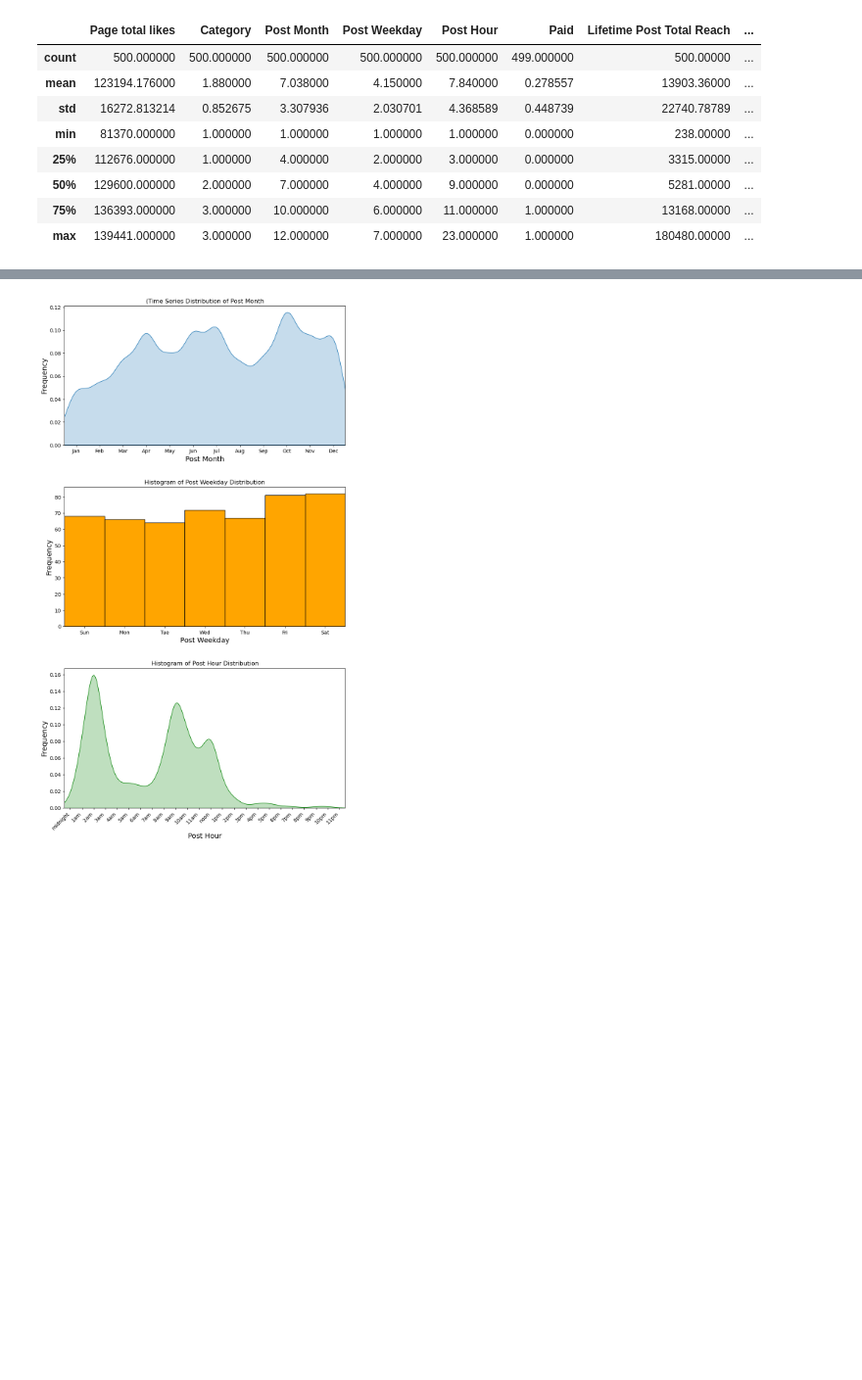
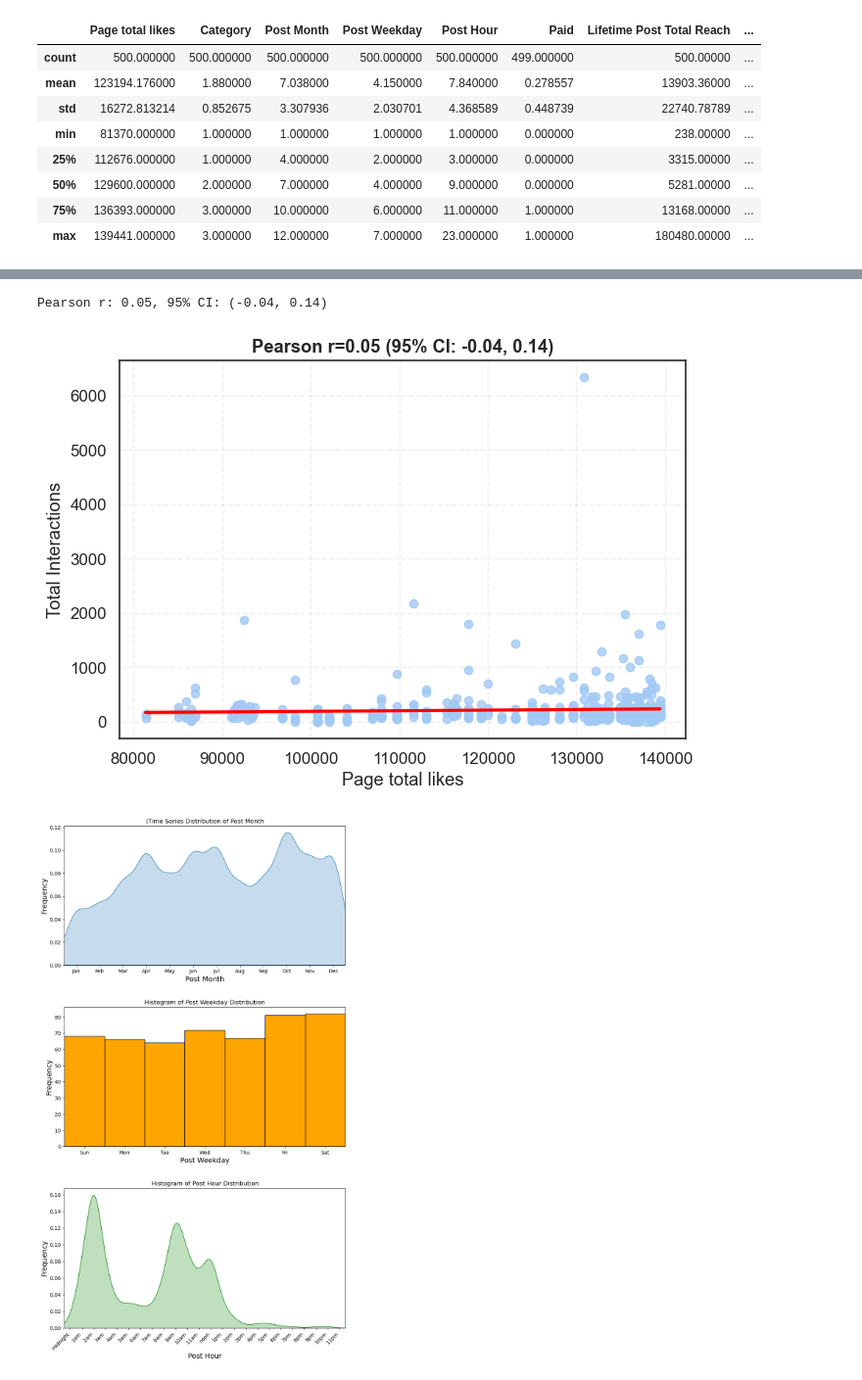
Before and after one commit to IT2053C-Gilany/final-project-filmteacher, a Jupyter notebook: final-project.ipynb, the cells around one changed output, grey strips where cells are left out. Shown at 98% size. Saved outputs shown, nothing was run; the diff lists cells and outputs as text; code cells hidden in the pictures; blank space fills up the shorter version.

```diff
--- a/final-project.ipynb
+++ b/final-project.ipynb
@@ -159,3 +416,36 @@ df_raw.describe()
+# %%
+import matplotlib.pyplot as plt
+import seaborn as sns
+x = df_encoded['Page total likes'].dropna()
+y = df_encoded['Total Interactions'].dropna()
+common_index = x.index.intersection(y.index)
+x = x.loc[common_index]
+y = y.loc[common_index]
+
+# Pearson correlation
+r = np.corrcoef(x, y)[0, 1]
+
+# 95% CI using Fisher transformation
+n = len(x)
+z = np.arctanh(r)
+se = 1/np.sqrt(n-3)
+z_crit = 1.96
+ci_low = np.tanh(z - z_crit*se)
+ci_high = np.tanh(z + z_crit*se)
+
+print(f"Pearson r: {r:.2f}, 95% CI: ({ci_low:.2f}, {ci_high:.2f})")
+
+# Plot
+plt.figure(figsize=(7, 5))
+sns.regplot(x=x, y=y, ci=95, line_kws={'color': 'red'})
+plt.title(f'Pearson r={r:.2f} (95% CI: {ci_low:.2f}, {ci_high:.2f})')
+plt.xlabel('Page total likes')
+plt.ylabel('Total Interactions')
+plt.tight_layout()
+plt.show()
+# %% [output]
+Pearson r: 0.05, 95% CI: (-0.04, 0.14)
+[figure, added]
 # %%
 fig, (ax1, ax2, ax3) = plt.subplots(nrows=3, ncols=1, figsize=(10, 18))
 
```
Also changed, not shown: parts of 13 cells of this notebook.
